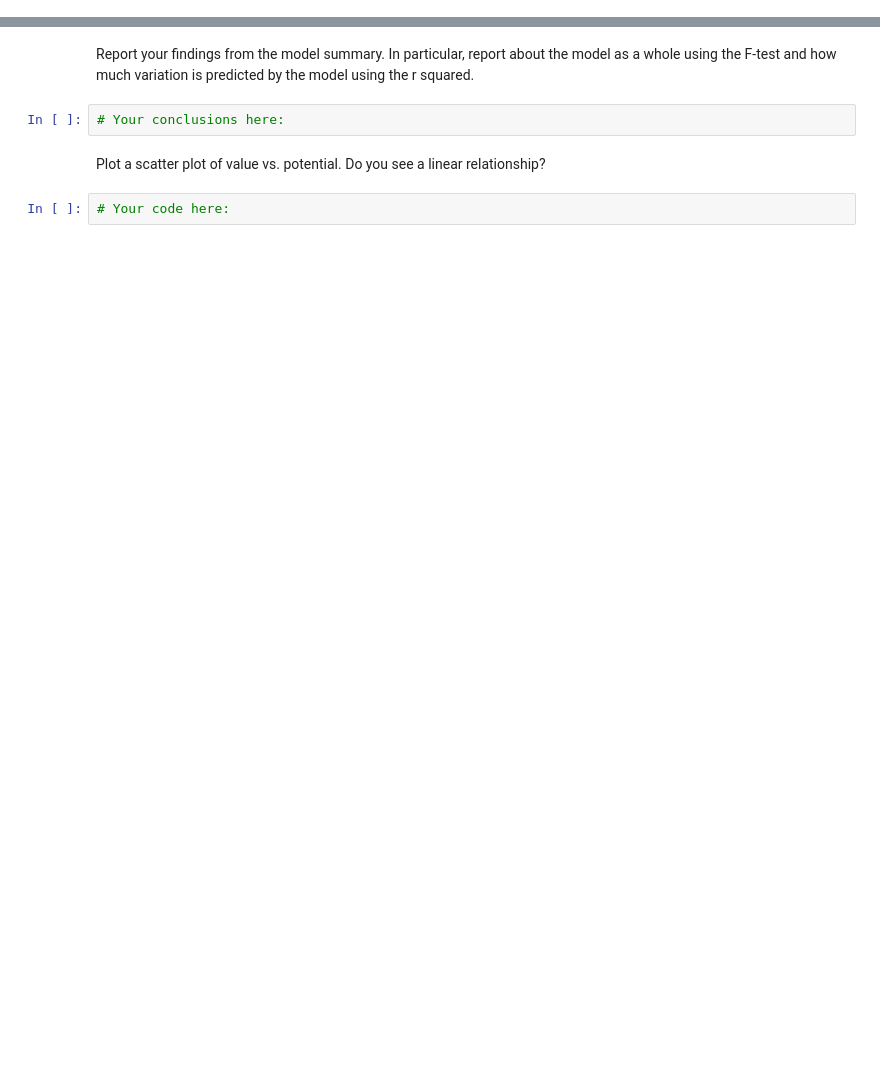
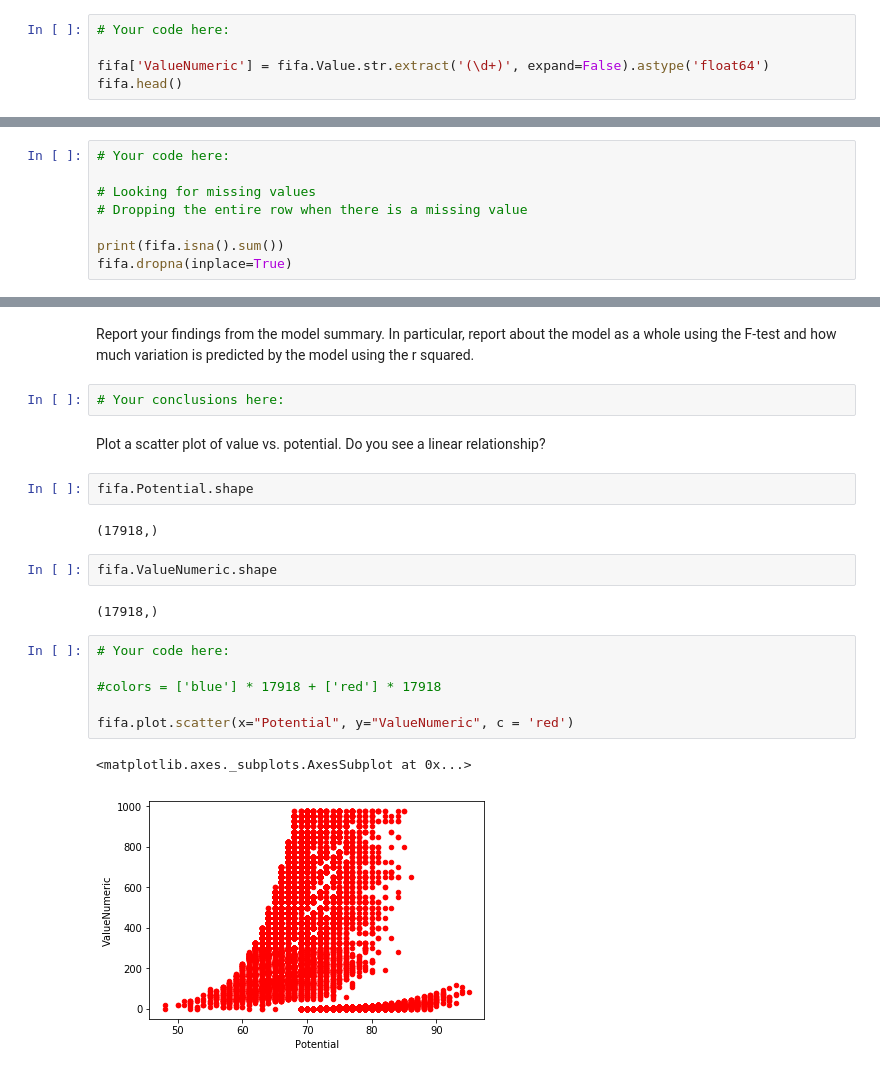
Before and after one commit to Laura-Foulon/data-labs, a Jupyter notebook: module-2/lab-correlation-tests-with-scipy/your-code/main.ipynb, the cells around one changed output, grey strips where cells are left out. Cells and saved outputs as stored; diff of their text form; blank space fills up the shorter version.

```diff
--- a/module-2/lab-correlation-tests-with-scipy/your-code/main.ipynb
+++ b/module-2/lab-correlation-tests-with-scipy/your-code/main.ipynb
@@ -24,0 +35,5 @@ Player's values are expressed in millions of euros. We would like this column to
+# %%
+# Your code here:
+
+fifa['ValueNumeric'] = fifa.Value.str.extract('(\d+)', expand=False).astype('float64')
+fifa.head()
@@ -50,0 +100,8 @@ We'll start by ensuring there are no missing values. Examine all variables for a
+# %%
+# Your code here:
+
+# Looking for missing values
+# Dropping the entire row when there is a missing value
+
+print(fifa.isna().sum())
+fifa.dropna(inplace=True)
@@ -68,5 +206,20 @@ Report your findings from the model summary. In particular, report about the mod
 # Your conclusions here:
 # %% [markdown]
 Plot a scatter plot of value vs. potential. Do you see a linear relationship?
-# %%
-# Your code here:
+# %%
+fifa.Potential.shape
+# %% [output]
+(17918,)
+# %%
+fifa.ValueNumeric.shape
+# %% [output]
+(17918,)
+# %%
+# Your code here:
+
+#colors = ['blue'] * 17918 + ['red'] * 17918
+
+fifa.plot.scatter(x="Potential", y="ValueNumeric", c = 'red')
+# %% [output]
+<matplotlib.axes._subplots.AxesSubplot at 0x...>
+[figure, added]
```
Also changed, not shown: parts of 17 cells of this notebook, 2 other files.
